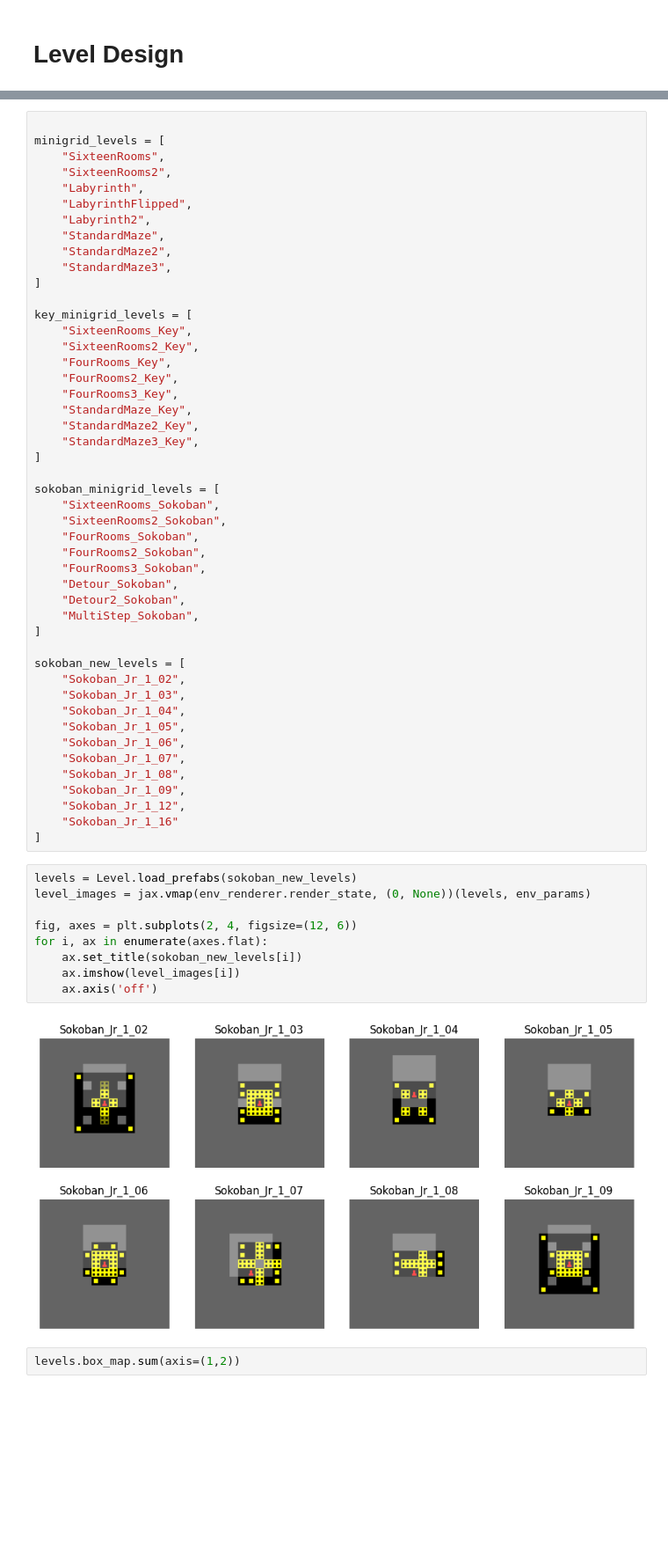
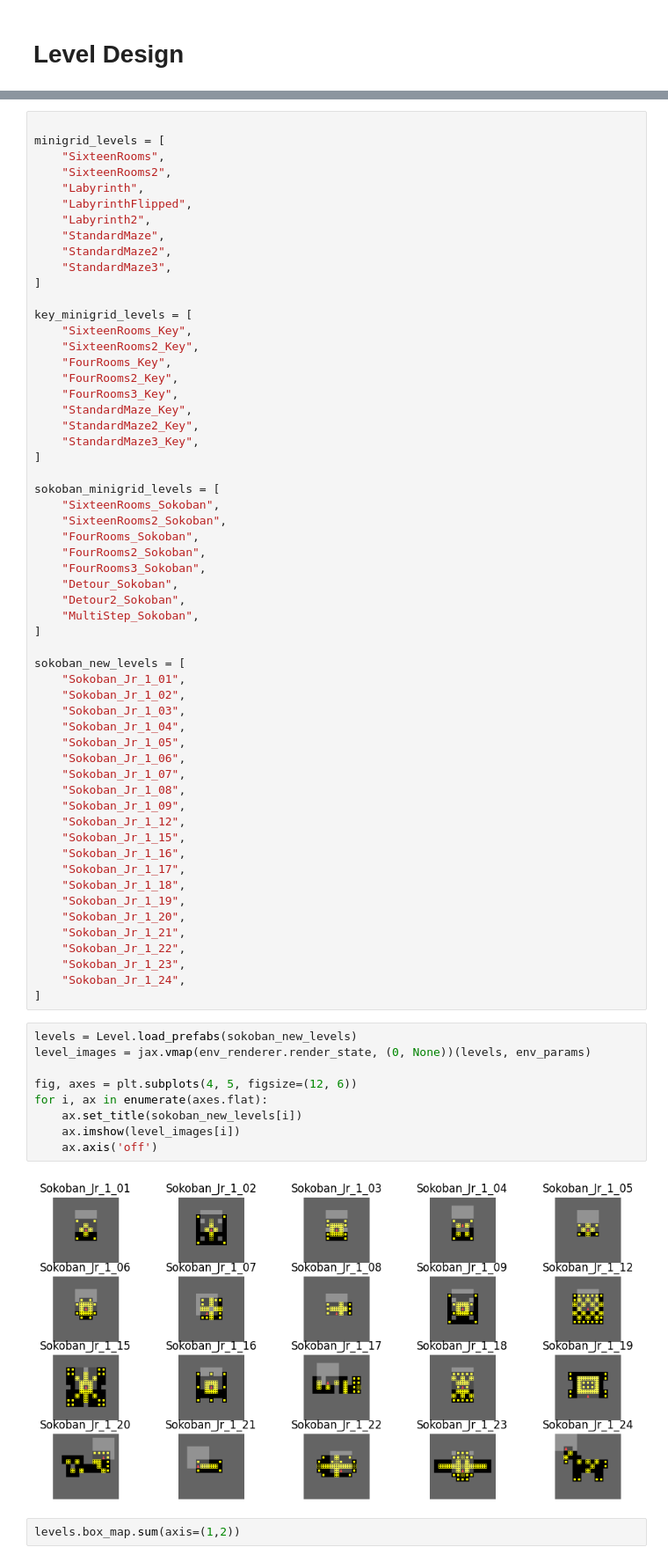
Before and after one commit to HarryMJMead/Dynamic-Environment-Generation-for-UED, a Jupyter notebook: env_testing/sokoban_maze_editor.ipynb, the cells around one changed output, grey strips where cells are left out. Shown at 88% size. Saved outputs shown, nothing was run; the diff lists cells and outputs as text; blank space fills up the shorter version.

Commit message:
added new sokoban levels

```diff
--- a/env_testing/sokoban_maze_editor.ipynb
+++ b/env_testing/sokoban_maze_editor.ipynb
@@ -350,6 +350,7 @@ sokoban_minigrid_levels = [
 ]
 
 sokoban_new_levels = [
+    "Sokoban_Jr_1_01",
     "Sokoban_Jr_1_02",
     "Sokoban_Jr_1_03",
     "Sokoban_Jr_1_04",
@@ -359,19 +360,28 @@ sokoban_new_levels = [
     "Sokoban_Jr_1_08",
     "Sokoban_Jr_1_09",
     "Sokoban_Jr_1_12",
-    "Sokoban_Jr_1_16"
+    "Sokoban_Jr_1_15",
+    "Sokoban_Jr_1_16",
+    "Sokoban_Jr_1_17",
+    "Sokoban_Jr_1_18",
+    "Sokoban_Jr_1_19",
+    "Sokoban_Jr_1_20",
+    "Sokoban_Jr_1_21",
+    "Sokoban_Jr_1_22",
+    "Sokoban_Jr_1_23",
+    "Sokoban_Jr_1_24",
 ]
 # %%
 levels = Level.load_prefabs(sokoban_new_levels)
 level_images = jax.vmap(env_renderer.render_state, (0, None))(levels, env_params)
 
-fig, axes = plt.subplots(2, 4, figsize=(12, 6))
+fig, axes = plt.subplots(4, 5, figsize=(12, 6))
 for i, ax in enumerate(axes.flat):
     ax.set_title(sokoban_new_levels[i])
     ax.imshow(level_images[i])
     ax.axis('off')
 # %% [output]
-[figure, old version]
+[figure, new version]
 # %%
 levels.box_map.sum(axis=(1,2))
 # %% [output]
```
Also changed, not shown: parts of 1 cell of this notebook, 4 other files.
